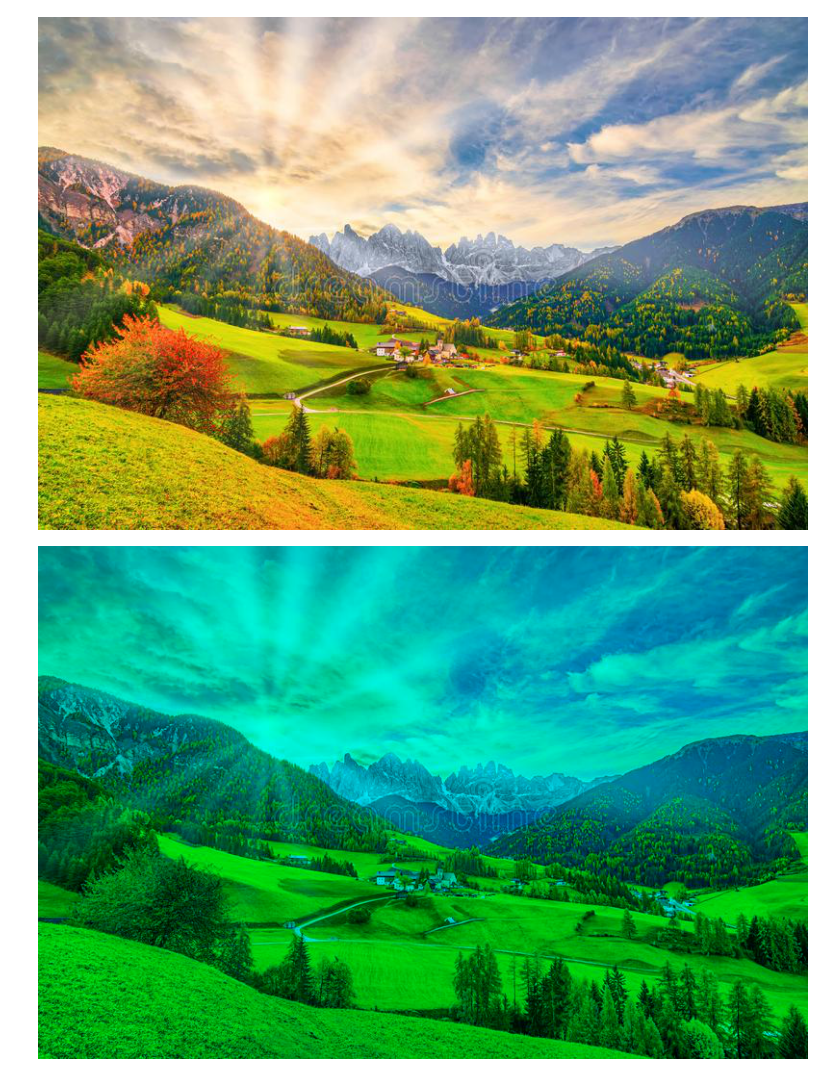
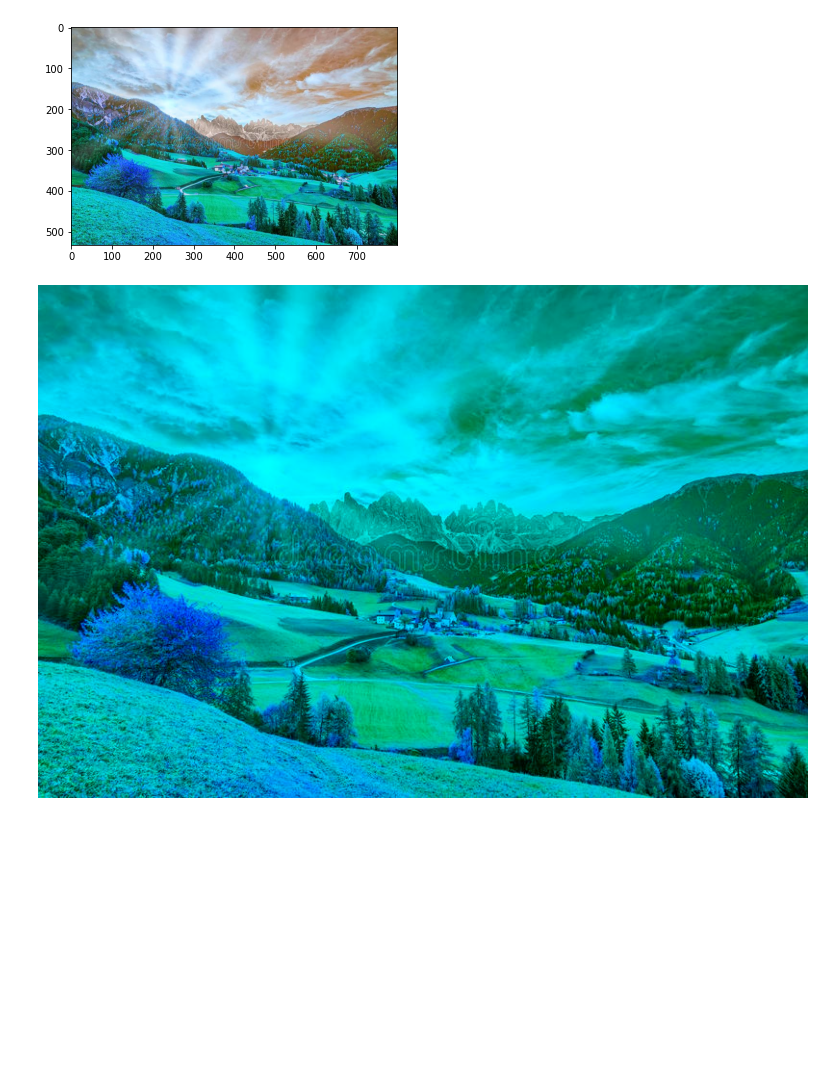
Before and after one commit to khareyash05/Dog-Cat, a Jupyter notebook: rgbchannels.ipynb, the cells around one changed output. Saved outputs shown, nothing was run; the diff lists cells and outputs as text; code cells hidden in the pictures; blank space fills up the shorter version.

```diff
--- a/rgbchannels.ipynb
+++ b/rgbchannels.ipynb
@@ -6,16 +6,16 @@ import cv2
 # %%
-img1 = imread('dataset/oic.jpg')
-img = array_to_img(img1)
-img
+img1 = cv2.imread('dataset/oic.jpg')
+plt.imshow(img1)
+plt.show()
 # %% [output]
-[figure, old version]
+[figure, new version]
 # %%
 a = img1
 a[:,:,0]=0
 a = array_to_img(a)
 a
 # %% [output]
-[figure, old version]
+[figure, new version]
 # %%
 c = img1
 c[:,:,1]=0
```
Also changed, not shown: parts of 3 cells of this notebook.
